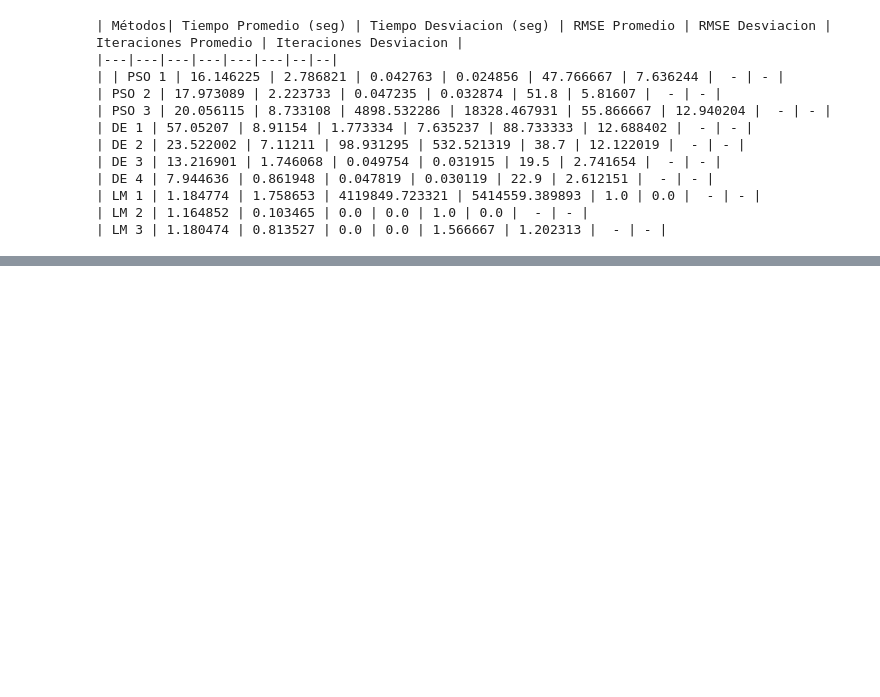
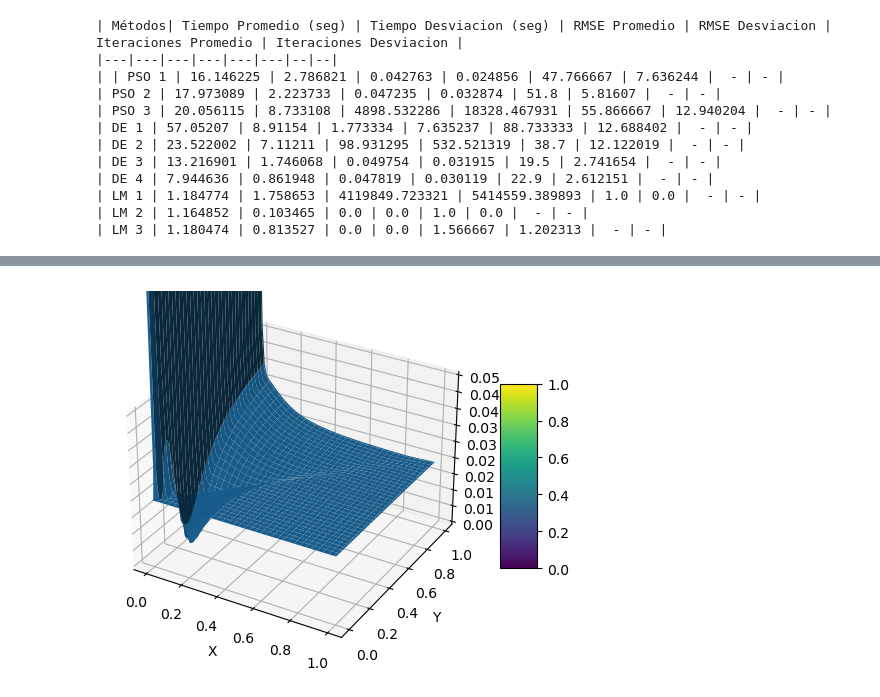
Before and after one commit to LazaroDGM/MetapopulationEpidemicModels, a Jupyter notebook: experiments/experiment_03/experiment_03.ipynb, the cells around one changed output, grey strips where cells are left out. Drawn from its saved outputs; the diff is of its cells as text; code cells hidden in the pictures; blank space fills up the shorter version.

```diff
--- a/experiments/experiment_03/experiment_03.ipynb
+++ b/experiments/experiment_03/experiment_03.ipynb
@@ -646,0 +774,47 @@ print(gen_total_table(results, names))
+# %%
+xs = np.linspace(0.0,0.01,101)
+ys = np.linspace(0.0,0.01,101)
+zs = np.zeros((101,101))
+
+for i in range(101):
+    for j in range(101):
+        zs[i,j] = fitness_PSO([xs[i], ys[j]])
+# %%
+np.savez_compressed('mapa', mapa= zs)
+loaded = np.load('mapa.npz', allow_pickle=True)
+zs = loaded['mapa']
+# %%
+from mpl_toolkits.mplot3d import Axes3D
+import matplotlib.pyplot as plt
+from matplotlib import cm
+from matplotlib.ticker import LinearLocator, FormatStrFormatter
+import numpy as np
+
+
+fig = plt.figure()
+ax = plt.axes(projection='3d')
+
+# Make data.
+X = xs#[20:30]
+Y = ys#[20:30]
+X, Y = np.meshgrid(X, Y)
+#R = np.sqrt(X**2 + Y**2)
+Z = (zs / zs.max())#[20:30,20:30]
+
+# Plot the surface.
+surf = ax.plot_surface(X, Y, Z,
+                       linewidth=0, antialiased=True)
+ax.set_xlabel('X')
+ax.set_ylabel('Y')
+ax.set_zlabel('Z')
+# Customize the z axis.
+ax.set_zlim(0, 0.05)
+ax.zaxis.set_major_locator(LinearLocator(10))
+ax.zaxis.set_major_formatter(FormatStrFormatter('%.02f'))
+
+# Add a color bar which maps values to colors.
+fig.colorbar(surf, shrink=0.5, aspect=5)
+
+plt.show()
+# %% [output]
+[figure, added]
```
Also changed, not shown: parts of 21 cells of this notebook.
